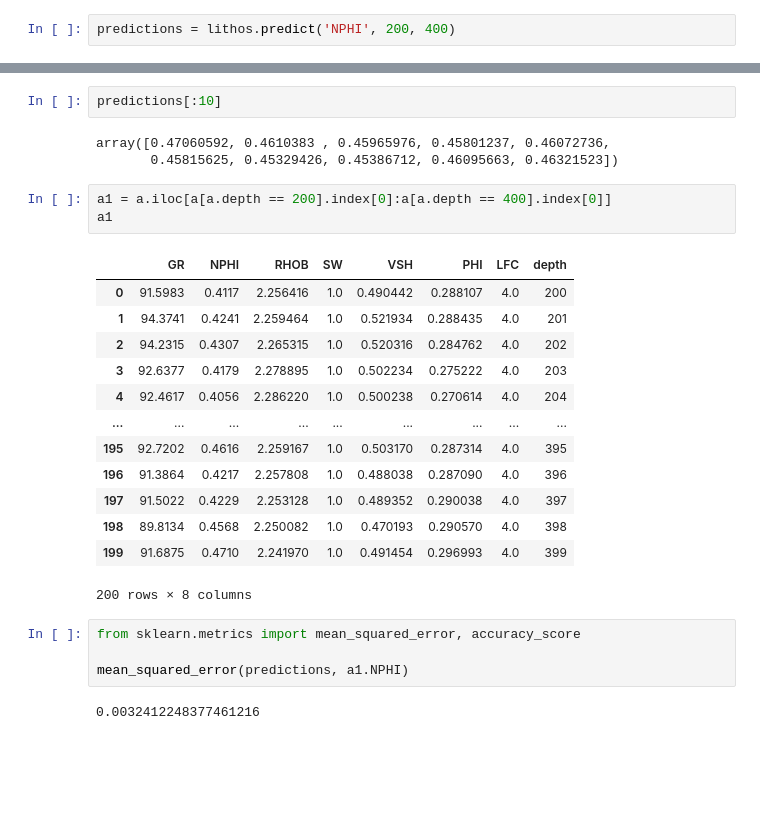
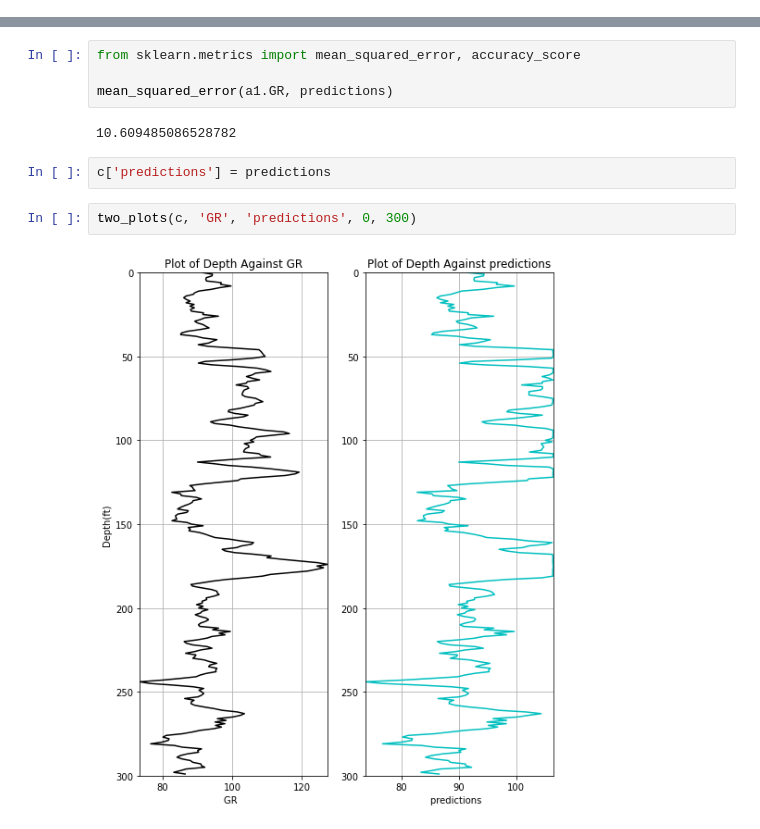
Before and after one commit to olawaleibrahim/petroeval, a Jupyter notebook: petroeval/Tutorial_ML.ipynb, the cells around one changed output, grey strips where cells are left out. Saved outputs shown, nothing was run; the diff lists cells and outputs as text; blank space fills up the shorter version.

```diff
--- a/petroeval/Tutorial_ML.ipynb
+++ b/petroeval/Tutorial_ML.ipynb
@@ -19,2 +95,0 @@ lithos = pds.PredictLitho(a, 'depth')
-# %%
-predictions = lithos.predict('NPHI', 200, 400)
@@ -40,28 +96,12 @@ The test score is : 0.027406278117367407
-# %%
-predictions[:10]
-# %% [output]
-array([0.47060592, 0.4610383 , 0.45965976, 0.45801237, 0.46072736,
-       0.45815625, 0.45329426, 0.45386712, 0.46095663, 0.46321523])
-# %%
-a1 = a.iloc[a[a.depth == 200].index[0]:a[a.depth == 400].index[0]]
-a1
-# %% [output]
-|  | GR | NPHI | RHOB | SW | VSH | PHI | LFC | depth |
-| 0 | 91.5983 | 0.4117 | 2.256416 | 1.0 | 0.490442 | 0.288107 | 4.0 | 200 |
-| 1 | 94.3741 | 0.4241 | 2.259464 | 1.0 | 0.521934 | 0.288435 | 4.0 | 201 |
-| 2 | 94.2315 | 0.4307 | 2.265315 | 1.0 | 0.520316 | 0.284762 | 4.0 | 202 |
-| 3 | 92.6377 | 0.4179 | 2.278895 | 1.0 | 0.502234 | 0.275222 | 4.0 | 203 |
-| 4 | 92.4617 | 0.4056 | 2.286220 | 1.0 | 0.500238 | 0.270614 | 4.0 | 204 |
-| ... | ... | ... | ... | ... | ... | ... | ... | ... |
-| 195 | 92.7202 | 0.4616 | 2.259167 | 1.0 | 0.503170 | 0.287314 | 4.0 | 395 |
-| 196 | 91.3864 | 0.4217 | 2.257808 | 1.0 | 0.488038 | 0.287090 | 4.0 | 396 |
-| 197 | 91.5022 | 0.4229 | 2.253128 | 1.0 | 0.489352 | 0.290038 | 4.0 | 397 |
-| 198 | 89.8134 | 0.4568 | 2.250082 | 1.0 | 0.470193 | 0.290570 | 4.0 | 398 |
-| 199 | 91.6875 | 0.4710 | 2.241970 | 1.0 | 0.491454 | 0.296993 | 4.0 | 399 |
-200 rows × 8 columns
 # %%
 from sklearn.metrics import mean_squared_error, accuracy_score
 
-mean_squared_error(predictions, a1.NPHI)
+mean_squared_error(a1.GR, predictions)
 # %% [output]
-0.0032412248377461216
+10.609485086528782
+# %%
+c['predictions'] = predictions
+# %%
+two_plots(c, 'GR', 'predictions', 0, 300)
+# %% [output]
+[figure, added]
```
Also changed, not shown: parts of 15 cells of this notebook, 1 other file.
